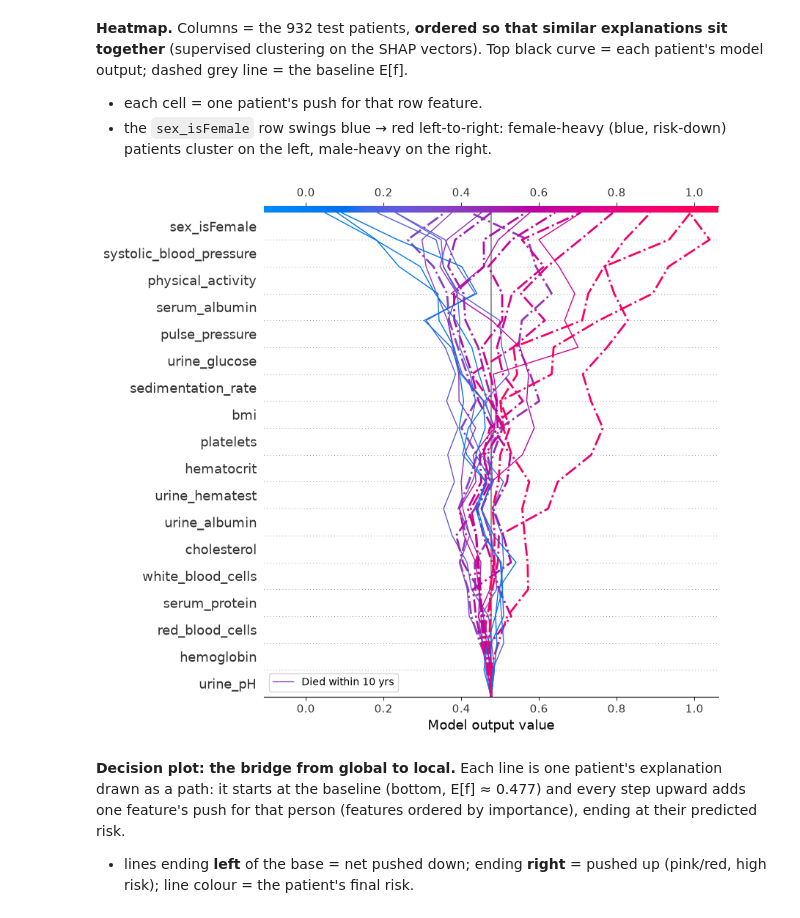
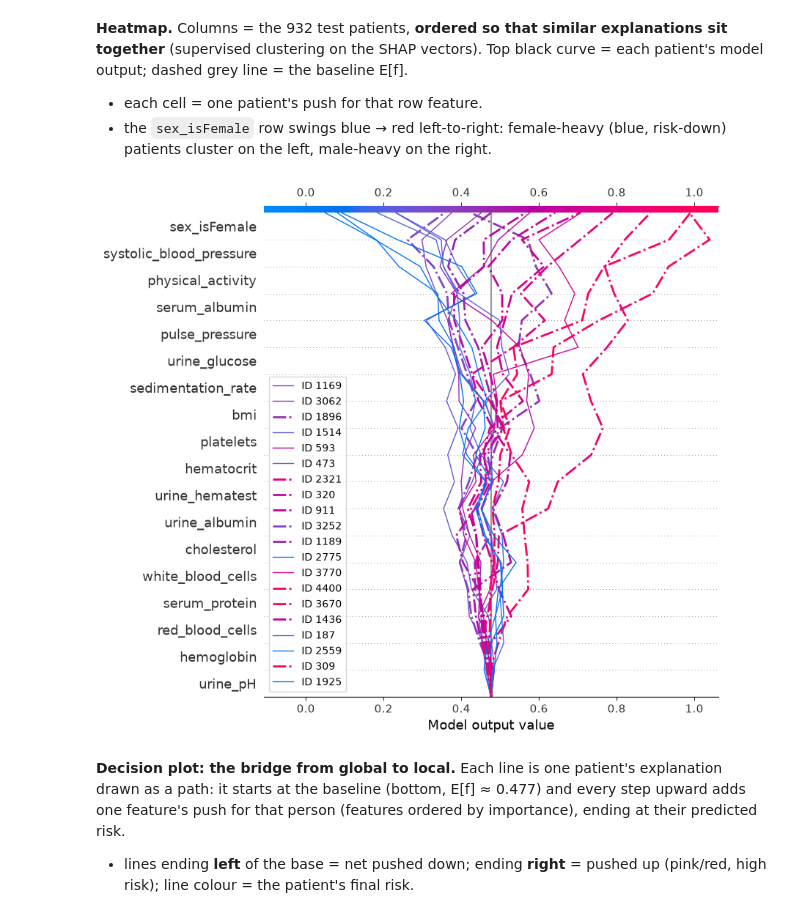
Before and after one commit to bioinformaticsdotca/MLE_Hal-2610, a Jupyter notebook: module-4.ipynb, the cells around one changed output. Cells and saved outputs as stored; diff of their text form; code cells hidden in the pictures.

```diff
--- a/module-4.ipynb
+++ b/module-4.ipynb
@@ -425,9 +440,9 @@ MLP_explainer=shap.Explainer(
     )
 print(type(MLP_explainer))
 
-MLP_sv=MLP_explainer(X_test_scaled) # Contains values, base_values, data, feature_names
-print(MLP_sv.values.shape)      # shap values per feature per class
-print(MLP_sv.base_values.shape) # samples x classes instead of probabilites of classes
-print(MLP_sv.data.shape)
+MLP_sv_scaled=MLP_explainer(X_test_scaled_small) # Contains values, base_values, data, feature_names
+print(MLP_sv_scaled.values.shape)      # shap values per feature per class
+print(MLP_sv_scaled.base_values.shape) # samples x classes instead of probabilites of classes
+print(MLP_sv_scaled.data.shape)
 # %% [output]
 <class 'shap.explainers._permutation.PermutationExplainer'>
@@ -461,11 +505,15 @@ But how much force, and in which direction? Averages hide that. For a per-patien
 # %%
+# As far as we now can observe actual values, and our data passed via StandardScaler,
+# we can "switch" it to the actual data
+
+MLP_sv=copy(MLP_sv_scaled)
+MLP_sv.data=scaler.inverse_transform(MLP_sv_scaled.data)
+
 shap.plots.scatter(MLP_sv[:, ["sex_isFemale", "hematocrit"], 1])
 
 # Multiple features with feature color coding
 shap.plots.scatter(MLP_sv[:, ["sex_isFemale", "hematocrit"], 1], color=MLP_sv[:, "sex_isFemale", 1])
 
 # Multiple features with target color coding
-shap.plots.scatter(
-    MLP_sv[:, ["sex_isFemale", "hematocrit"], 1], color=y_test.values
-)
+shap.plots.scatter(MLP_sv[:, ["sex_isFemale", "hematocrit"], 1], color=y_test_small.values)
 # %% [output]
@@ -583,22 +606,31 @@ shap.plots.heatmap(MLP_sv[:,:,1]) # We can select any number of samples
 # %%
 # A readable subset: 10 Alive + 10 Died patients (dashed = actually died)
 
-classes=["Alive" if cls==0 else "Died within 10 yrs" for cls in y_test]
+# Subsetting samples - 10 each class
+num_samples=10
 
-alive_idx=np.where(np.array(classes)=="Alive")[0][:10]
-died_idx=np.where(np.array(classes)=="Died within 10 yrs")[0][:10]
+classes=np.where(np.asarray(y_test) == 0, "Alive", "Died within 10 yrs")
+alive_idx = np.where(classes == "Alive")[0][:num_samples]
+died_idx = np.where(classes == "Died within 10 yrs")[0][:num_samples]
 sub=np.sort(np.concatenate([alive_idx, died_idx]))
 
+# Function was not adapted for new Explanation object, so we need:
+base_value    = MLP_sv.base_values[0,1]
+shap_values   = MLP_sv.values[sub,:,1]
+feature_names = MLP_sv.feature_names
+highlight     = np.isin(sub, died_idx) # No built-in option to provide a legend here
+legend_labels = [f"ID {idx}" for idx in X_test.index[sub]]
+
+# And now we can plot:
 shap.plots.decision(
-    MLP_sv.base_values[0,1],
-    MLP_sv.values[sub,:,1],
-    X_test_scaled.iloc[sub,:],
-    feature_names=list(X.columns),
-    highlight=np.isin(sub, died_idx),
-    legend_labels=["Died within 10 yrs"]
+    base_value,
+    shap_values,
+    feature_names=feature_names,
+    highlight=highlight,
+    legend_labels=legend_labels
 )
 # %% [output]
-[figure, old version]
+[figure, new version]
 # %% [markdown]
 **Decision plot: the bridge from global to local.** Each line is one patient's explanation drawn as a path: it starts at the baseline (bottom, E[f] ≈ 0.477) and every step upward adds one feature's push for that person (features ordered by importance), ending at their predicted risk.
 
```
Also changed, not shown: parts of 58 cells of this notebook.
